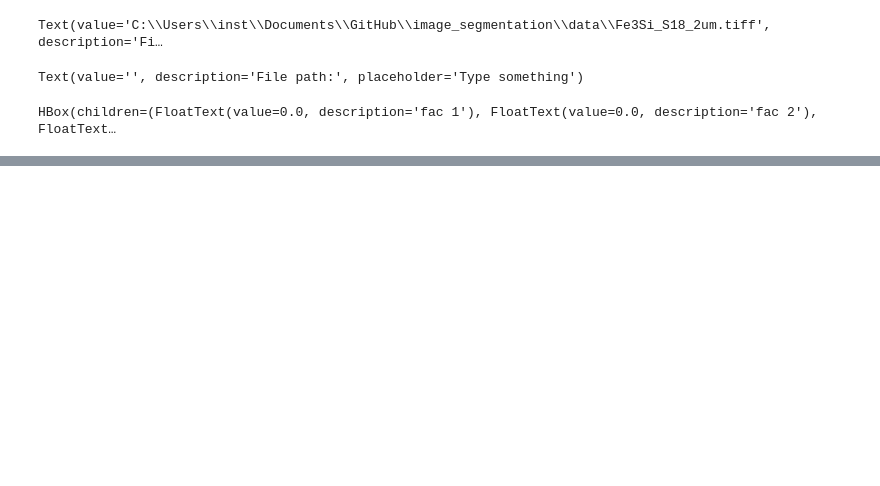
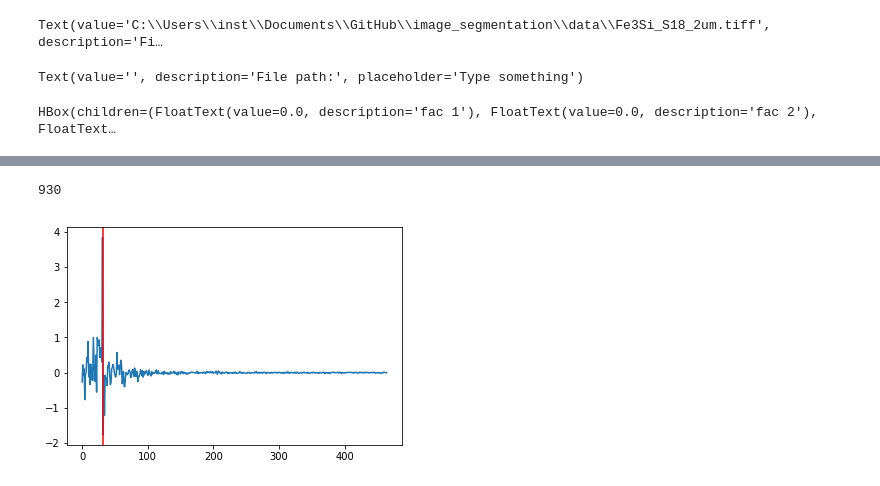
Before and after one commit to rockandsalt/image_segmentation, a Jupyter notebook: image_segmentation.ipynb, the cells around one changed output, grey strips where cells are left out. Cells and saved outputs as stored; diff of their text form; code cells hidden in the pictures; blank space fills up the shorter version.

Commit message:
contour and fourier transform
create contour plot of surface roughness. fourier transform as well

```diff
--- a/image_segmentation.ipynb
+++ b/image_segmentation.ipynb
@@ -191,0 +193,15 @@ df.to_csv(file_name.value)
+# %%
+print(cropped.shape[2])
+# %% [output]
+930
+# %%
+from numpy.fft import rfft
+
+fourier_t = rfft(z_mean)
+
+fig, ax = plt.subplots()
+ax.plot(range(fourier_t.shape[0]-1),fourier_t[1:])
+ax.axvline(32, color='r')
+plt.show()
+# %% [output]
+[figure, added]
```
Also changed, not shown: parts of 10 cells of this notebook, 1 other file.
